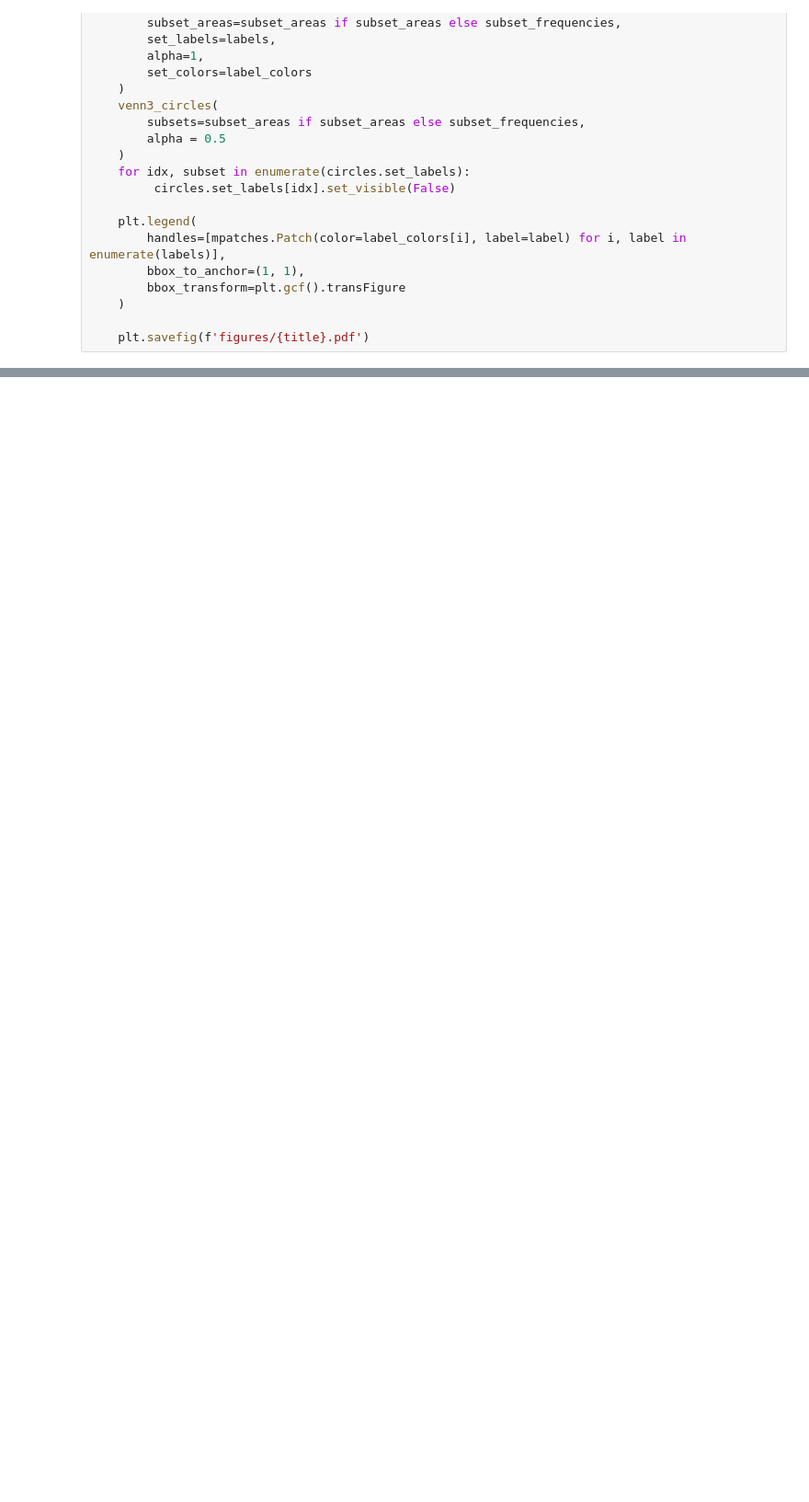
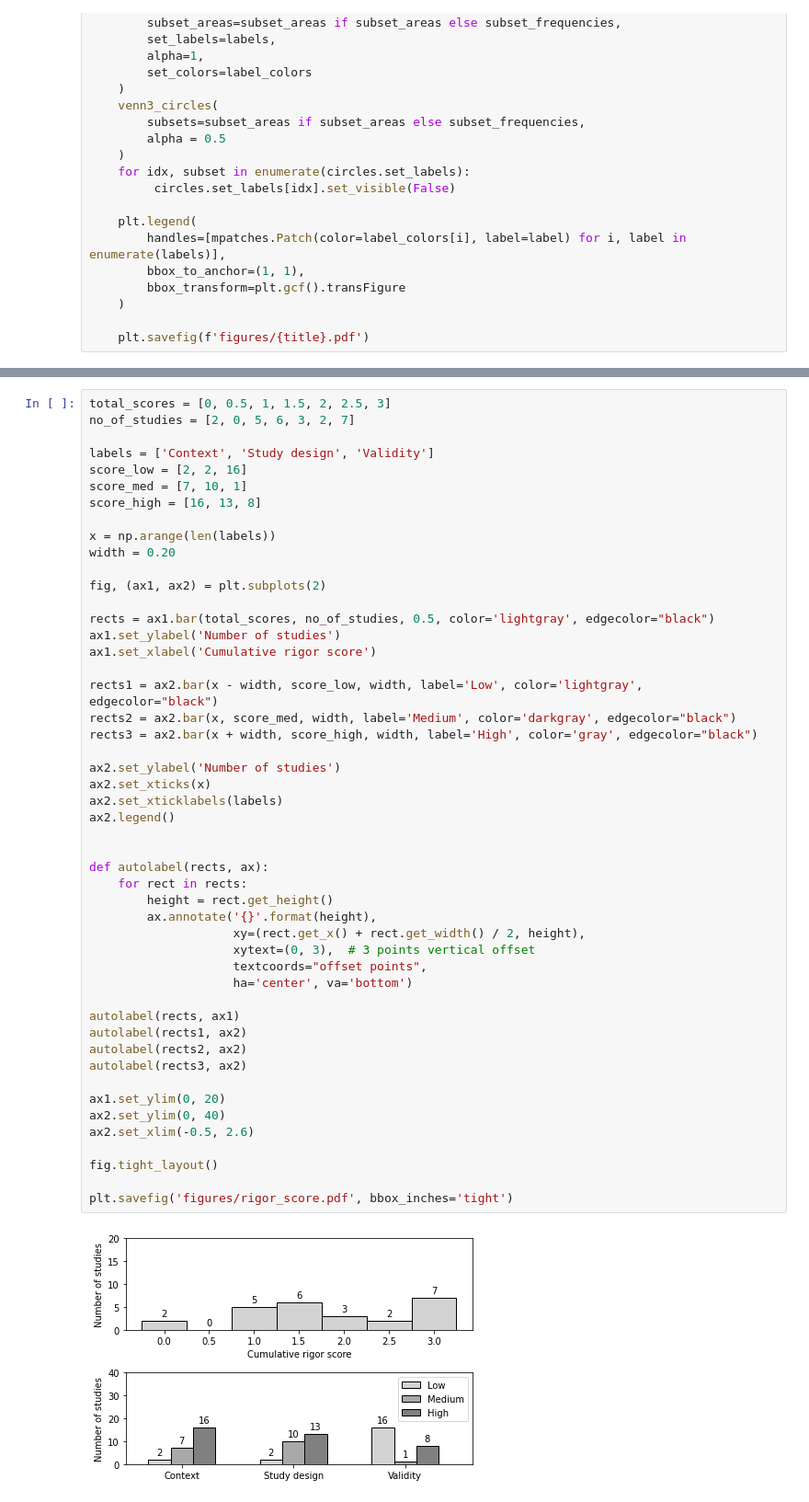
Before and after one commit to engelhamer/SLR-2021, a Jupyter notebook: data_analysis/figures.ipynb, the cells around one changed output, grey strips where cells are left out. Shown at 92% size. Saved outputs shown, nothing was run; the diff lists cells and outputs as text; blank space fills up the shorter version.

```diff
--- a/data_analysis/figures.ipynb
+++ b/data_analysis/figures.ipynb
@@ -135,0 +92,51 @@ plt.savefig('figures/rigor_relevance.pdf', bbox_inches='tight')
+# %%
+total_scores = [0, 0.5, 1, 1.5, 2, 2.5, 3]
+no_of_studies = [2, 0, 5, 6, 3, 2, 7]
+
+labels = ['Context', 'Study design', 'Validity']
+score_low = [2, 2, 16]
+score_med = [7, 10, 1]
+score_high = [16, 13, 8]
+
+x = np.arange(len(labels))
+width = 0.20
+
+fig, (ax1, ax2) = plt.subplots(2)
+
+rects = ax1.bar(total_scores, no_of_studies, 0.5, color='lightgray', edgecolor="black")
+ax1.set_ylabel('Number of studies')
+ax1.set_xlabel('Cumulative rigor score')
+
+rects1 = ax2.bar(x - width, score_low, width, label='Low', color='lightgray', edgecolor="black")
+rects2 = ax2.bar(x, score_med, width, label='Medium', color='darkgray', edgecolor="black")
+rects3 = ax2.bar(x + width, score_high, width, label='High', color='gray', edgecolor="black")
+
+ax2.set_ylabel('Number of studies')
+ax2.set_xticks(x)
+ax2.set_xticklabels(labels)
+ax2.legend()
+
+
+def autolabel(rects, ax):
+    for rect in rects:
+        height = rect.get_height()
+        ax.annotate('{}'.format(height),
+                    xy=(rect.get_x() + rect.get_width() / 2, height),
+                    xytext=(0, 3),  # 3 points vertical offset
+                    textcoords="offset points",
+                    ha='center', va='bottom')
+
+autolabel(rects, ax1)
+autolabel(rects1, ax2)
+autolabel(rects2, ax2)
+autolabel(rects3, ax2)
+
+ax1.set_ylim(0, 20)
+ax2.set_ylim(0, 40)
+ax2.set_xlim(-0.5, 2.6)
+
+fig.tight_layout()
+
+plt.savefig('figures/rigor_score.pdf', bbox_inches='tight')
+# %% [output]
+[figure, added]
```
Also changed, not shown: parts of 8 cells of this notebook, 2 other files.
